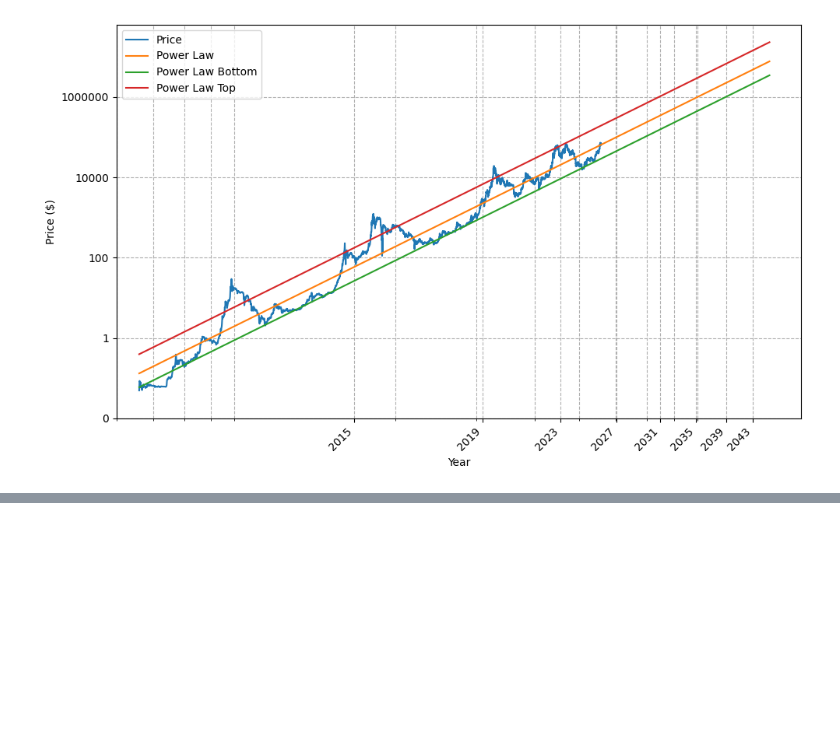
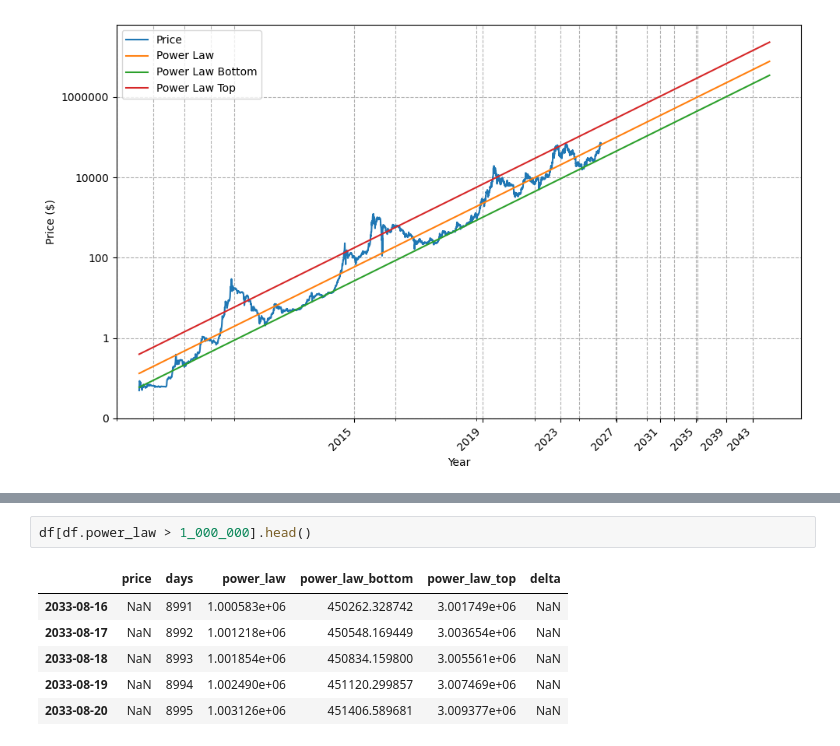
Before and after one commit to dakixr/isbtchot, a Jupyter notebook: notebooks/power_law.ipynb, the cells around one changed output, grey strips where cells are left out. Drawn from its saved outputs; the diff is of its cells as text; blank space fills up the shorter version.

```diff
--- a/notebooks/power_law.ipynb
+++ b/notebooks/power_law.ipynb
@@ -105 +108,10 @@ power_law_top       262454.763485
 Name: 2025-01-25 00:00:00, dtype: float64
+# %%
+df[df.power_law > 1_000_000].head()
+# %% [output]
+|  | price | days | power_law | power_law_bottom | power_law_top | delta |
+| 2033-08-16 | NaN | 8991 | 1.000583e+06 | 450262.328742 | 3.001749e+06 | NaN |
+| 2033-08-17 | NaN | 8992 | 1.001218e+06 | 450548.169449 | 3.003654e+06 | NaN |
+| 2033-08-18 | NaN | 8993 | 1.001854e+06 | 450834.159800 | 3.005561e+06 | NaN |
+| 2033-08-19 | NaN | 8994 | 1.002490e+06 | 451120.299857 | 3.007469e+06 | NaN |
+| 2033-08-20 | NaN | 8995 | 1.003126e+06 | 451406.589681 | 3.009377e+06 | NaN |
```
Also changed, not shown: parts of 6 cells of this notebook.
